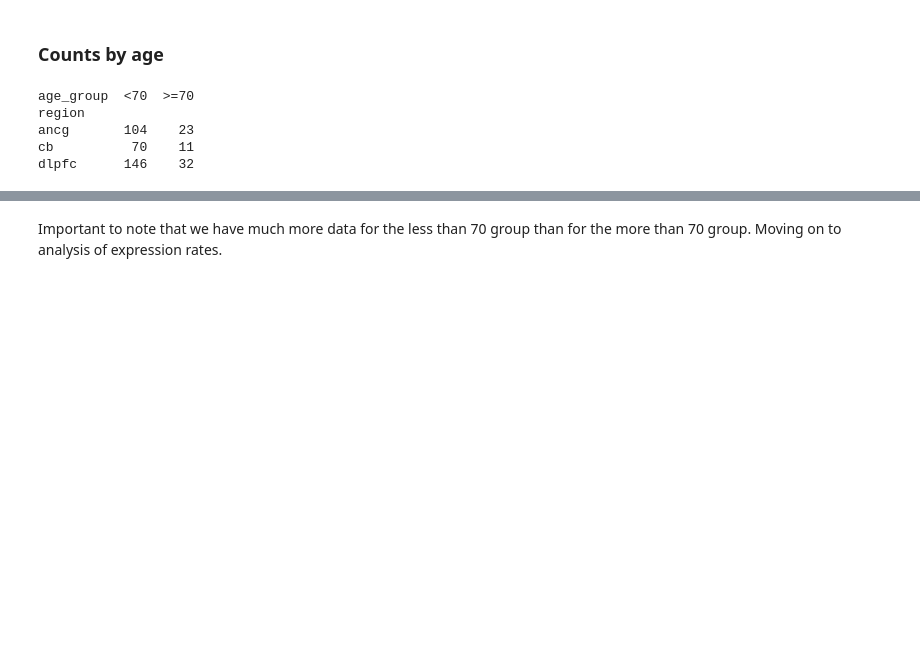
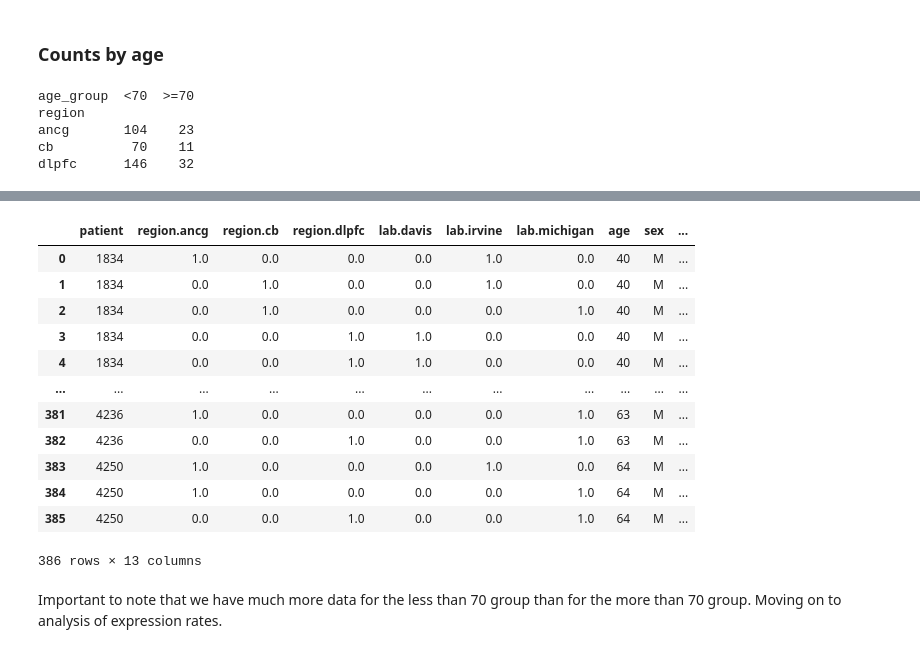
Before and after one commit to ChanChanMan18/STATS604_Project2, a Jupyter notebook: src/STATS604_Project1_chandle.ipynb, the cells around one changed output, grey strips where cells are left out. Saved outputs shown, nothing was run; the diff lists cells and outputs as text; code cells hidden in the pictures; blank space fills up the shorter version.

```diff
--- a/src/STATS604_Project1_chandle.ipynb
+++ b/src/STATS604_Project1_chandle.ipynb
@@ -87,0 +126,16 @@ dlpfc      146    32
+# %%
+arraymeta_data
+# %% [output]
+|  | patient | region.ancg | region.cb | region.dlpfc | lab.davis | lab.irvine | lab.michigan | age | sex | ... |
+| 0 | 1834 | 1.0 | 0.0 | 0.0 | 0.0 | 1.0 | 0.0 | 40 | M | ... |
+| 1 | 1834 | 0.0 | 1.0 | 0.0 | 0.0 | 1.0 | 0.0 | 40 | M | ... |
+| 2 | 1834 | 0.0 | 1.0 | 0.0 | 0.0 | 0.0 | 1.0 | 40 | M | ... |
+| 3 | 1834 | 0.0 | 0.0 | 1.0 | 1.0 | 0.0 | 0.0 | 40 | M | ... |
+| 4 | 1834 | 0.0 | 0.0 | 1.0 | 1.0 | 0.0 | 0.0 | 40 | M | ... |
+| ... | ... | ... | ... | ... | ... | ... | ... | ... | ... | ... |
+| 381 | 4236 | 1.0 | 0.0 | 0.0 | 0.0 | 0.0 | 1.0 | 63 | M | ... |
+| 382 | 4236 | 0.0 | 0.0 | 1.0 | 0.0 | 0.0 | 1.0 | 63 | M | ... |
+| 383 | 4250 | 1.0 | 0.0 | 0.0 | 0.0 | 1.0 | 0.0 | 64 | M | ... |
+| 384 | 4250 | 1.0 | 0.0 | 0.0 | 0.0 | 0.0 | 1.0 | 64 | M | ... |
+| 385 | 4250 | 0.0 | 0.0 | 1.0 | 0.0 | 0.0 | 1.0 | 64 | M | ... |
+386 rows × 13 columns
```
Also changed, not shown: parts of 19 cells of this notebook, 2 other files.
